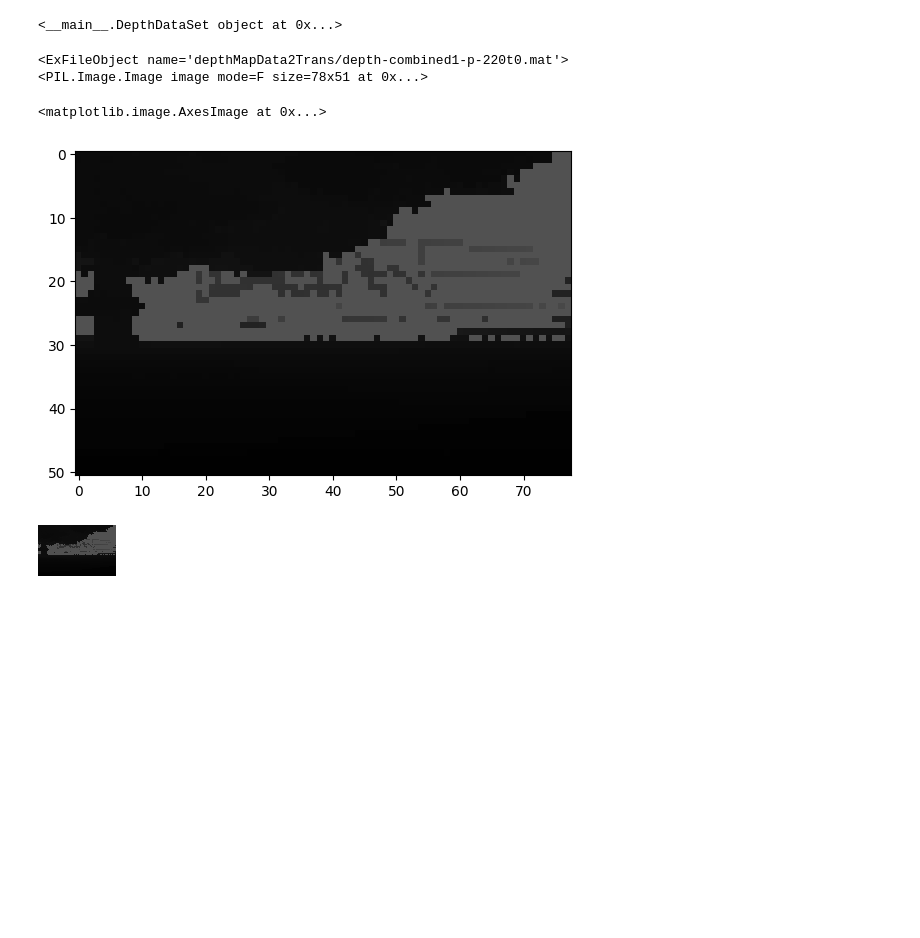
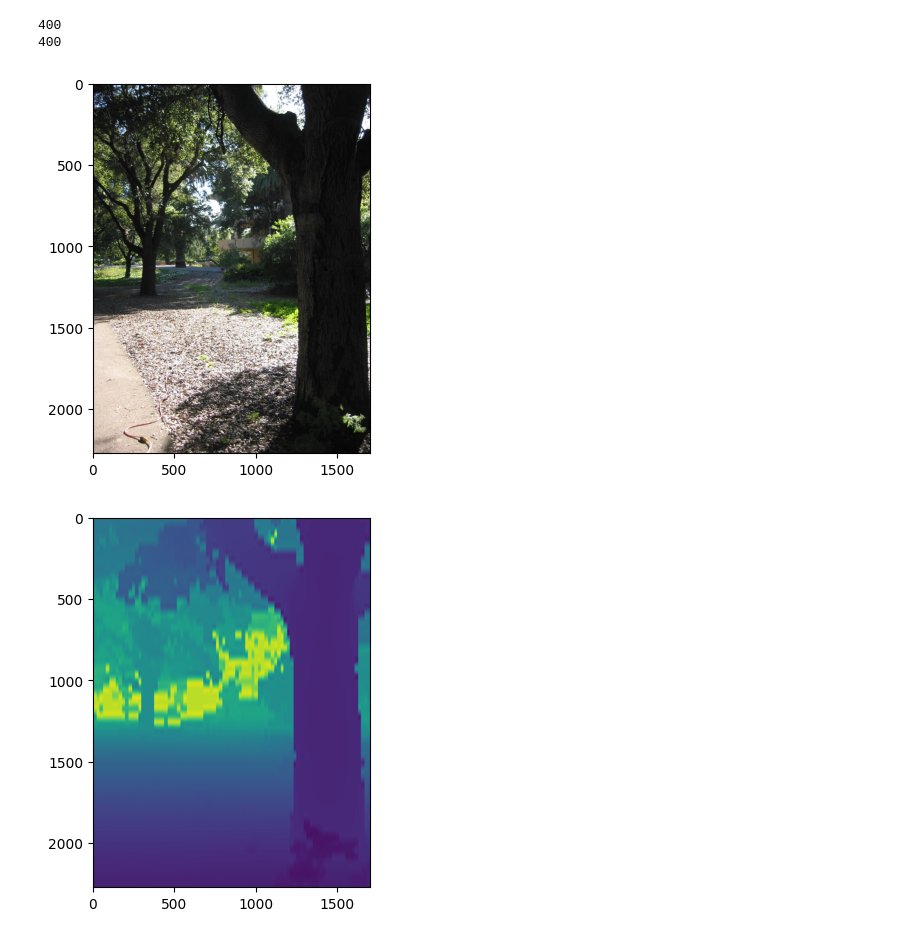
Before and after one commit to JuicedCooky/cv_depth_perception, a Jupyter notebook: main.ipynb, the cells around one changed output. Drawn from its saved outputs; the diff is of its cells as text; code cells hidden in the pictures; blank space fills up the shorter version.

Commit message:
depth map resized to same dim

```diff
--- a/main.ipynb
+++ b/main.ipynb
@@ -90,19 +111,8 @@ plt.imshow(rotate(train_img_dataset[1],-90,reshape=True))
 # %%
 train_depth_dataset = DepthDataSet(path='./data/train/depths',depth=True)
 # %%
-print((train_depth_dataset))
+print(len(train_img_dataset))
+print(len(train_depth_dataset))
 # %% [output]
-<__main__.DepthDataSet object at 0x...>
+400
+400
-# %%
-image = train_depth_dataset[6]
-print(Image.fromarray(image))
-plt.imshow(Image.fromarray(image))
-# %% [output]
-<ExFileObject name='depthMapData2Trans/depth-combined1-p-220t0.mat'>
-<PIL.Image.Image image mode=F size=78x51 at 0x...>
-<matplotlib.image.AxesImage at 0x...>
-[figure, removed]
-# %%
-Image.fromarray(image.astype(np.uint8))
-# %% [output]
-[figure, removed]
@@ -108,0 +133,10 @@ Image.fromarray(image.astype(np.uint8))
+# %%
+index=193
+plt.imshow(train_img_dataset[index])
+plt.show()
+depth_map = train_depth_dataset[index]
+plt.imshow(depth_map)
+plt.show()
+# %% [output]
+[figure, added]
+[figure, added]
```
Also changed, not shown: parts of 5 cells of this notebook.
